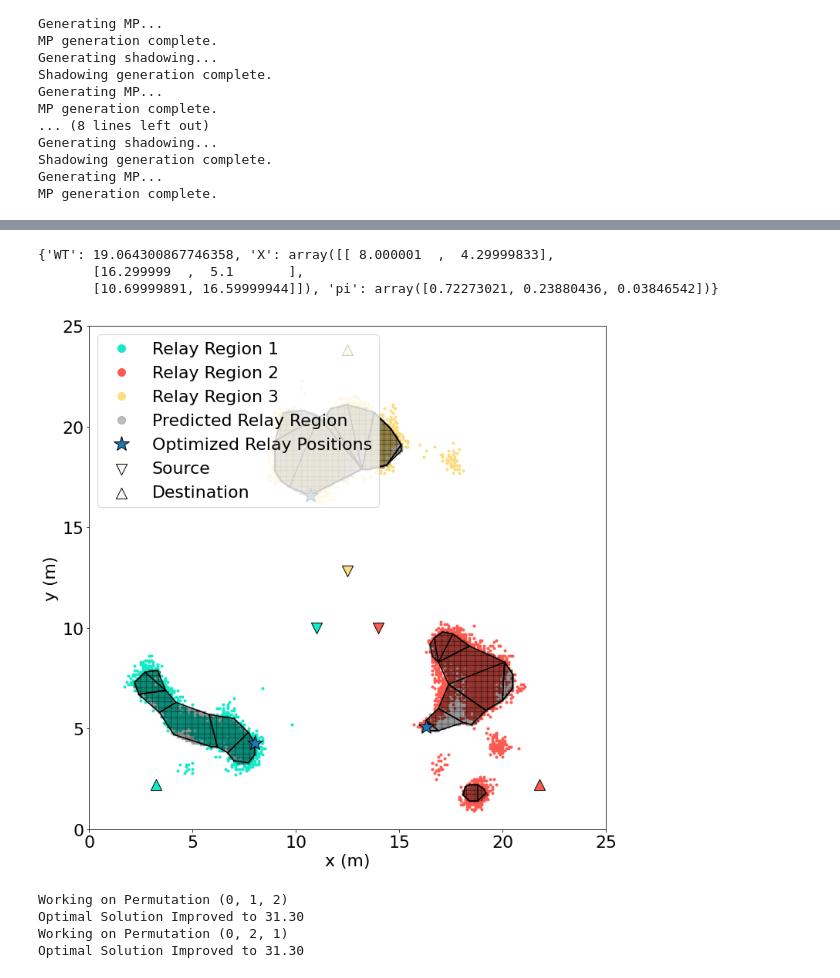
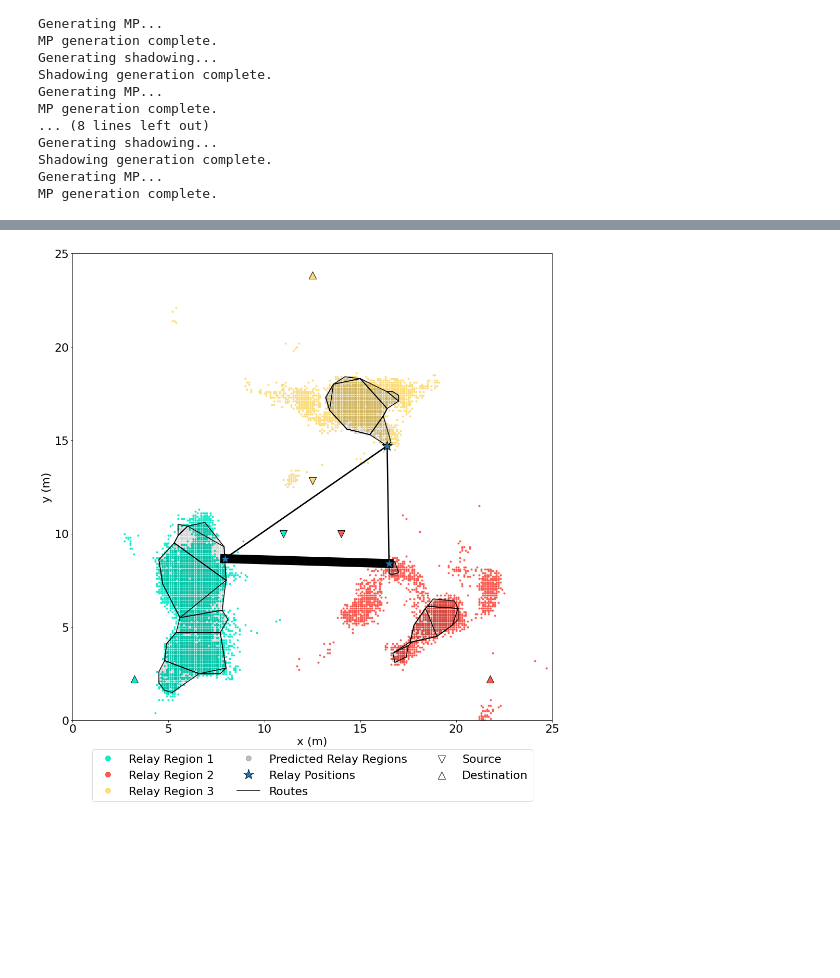
Before and after one commit to zhiyunjiang/CommMotionPlanning, a Jupyter notebook: python/touring_relay/FIG eq tri small.ipynb, the cells around one changed output, grey strips where cells are left out. Saved outputs shown, nothing was run; the diff lists cells and outputs as text; code cells hidden in the pictures; blank space fills up the shorter version.

```diff
--- a/python/touring_relay/FIG eq tri small.ipynb
+++ b/python/touring_relay/FIG eq tri small.ipynb
@@ -91,7 +90,7 @@ p_th = 0.5
 bandwidth = 2#leave bandwidth in MHz*1000000#give ourselfes 2MHz of BW
 beta = 1/(r*bandwidth)
 print(beta)
-els = [0.3/beta, 0.2/beta, 0.01/beta]
+els = [0.3/beta, 0.01/beta, 0.01/beta]
 print(els)
 # %% [output]
 0.0625
@@ -192,10 +193,8 @@ Elapsed Time: 0.14
 reload(dtr)
 reload(sim)
 
-vs=[0.5, 1, 2, 5]
-AORPS=[]
-for v in vs:
-    AORPS.append(sim.calc_AORP(dt_sys, v))
+v = 1
+AORP = sim.calc_AORP(dt_sys, v)
 # %% [output]
 WARNING: Loading a SolverResults object with a warning status into
     model.name="unknown";
@@ -250,21 +255,8 @@ TSPN    ---     3.08    32010.76        14733.30        24.65
 # %%
-print(AORP)
 reload(sim)
-sim.plot_AORP(dt_sys, AORP, tjcps, pjcps, qBase, region)
+sim.plot_AORP(dt_sys, AORPS[0], tjcps, pjcps, qBase, region)
+sim.save_plt('eq_tri_small_AORP_v02.png')
 # %% [output]
-{'WT': 19.064300867746358, 'X': array([[ 8.000001  ,  4.29999833],
-       [16.299999  ,  5.1       ],
-       [10.69999891, 16.59999944]]), 'pi': array([0.72273021, 0.23880436, 0.03846542])}
-[figure, old version]
+[figure, new version]
-# %%
-reload(TSPN)
-regions = dt_sys.cregions
-tspn_min, tspn_argmin = TSPN.TSPN_BF(regions)
-x=tspn_argmin[0]
-# %% [output]
-Working on Permutation (0, 1, 2)
-Optimal Solution Improved to 31.30
-Working on Permutation (0, 2, 1)
-Optimal Solution Improved to 31.30
 # %%
 reload(sim)
```
Also changed, not shown: parts of 14 cells of this notebook, 14 other files.
